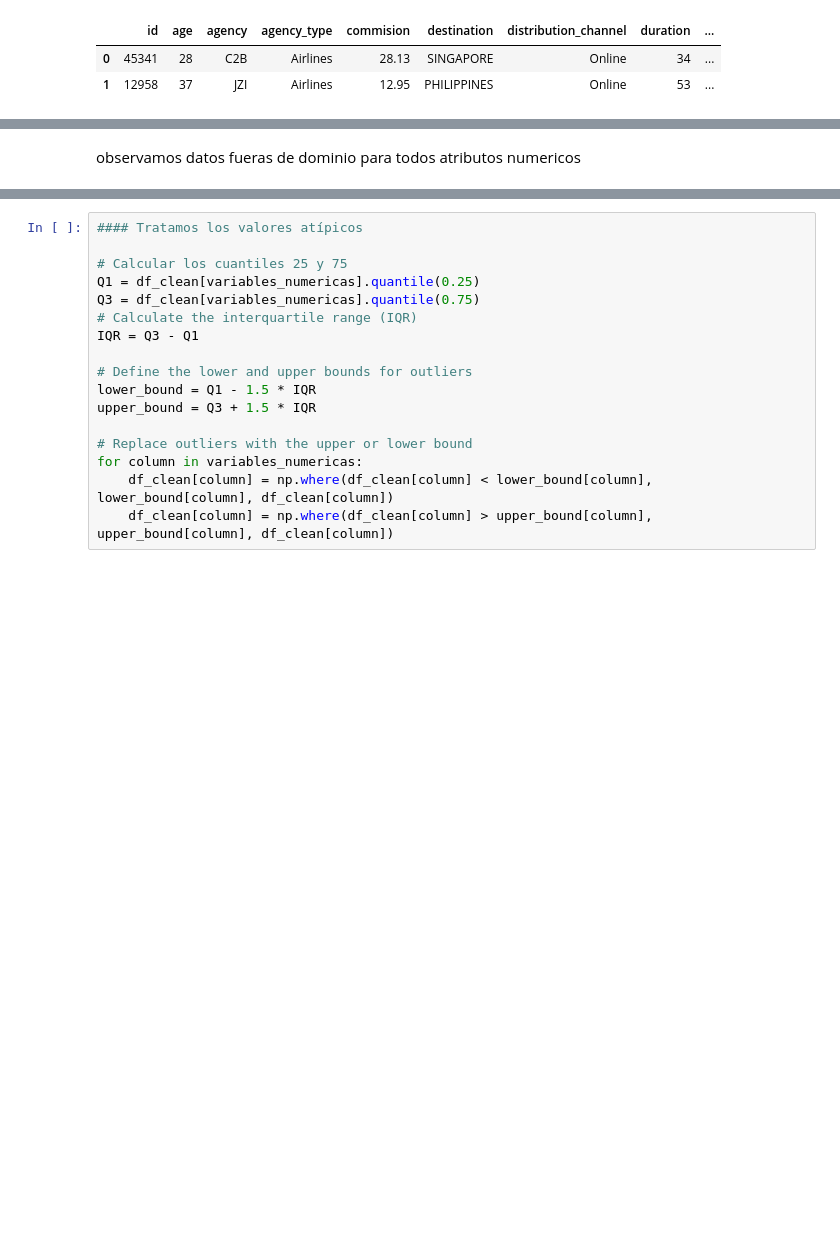
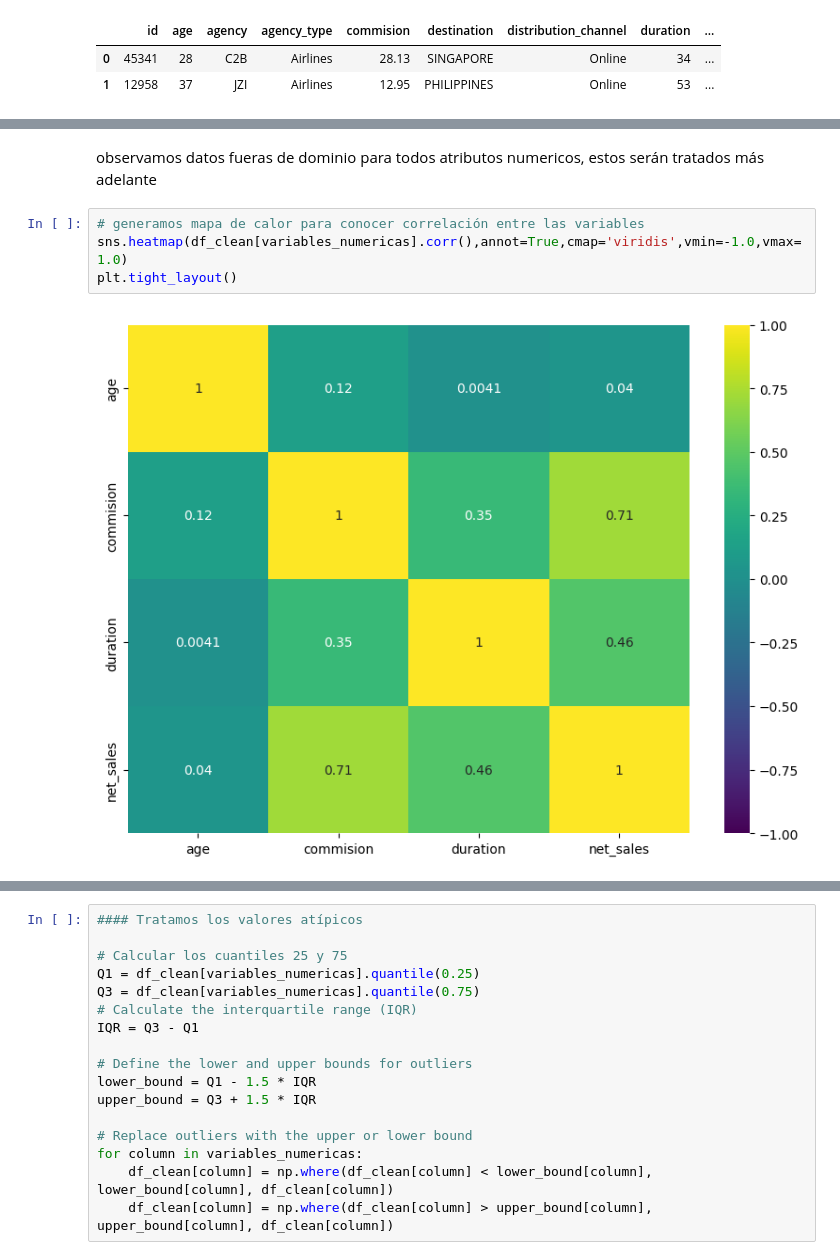
Before and after one commit to gdelgador/MineriaDatos, a Jupyter notebook: Actividad1.ipynb, the cells around one changed output, grey strips where cells are left out. Cells and saved outputs as stored; diff of their text form; blank space fills up the shorter version.

```diff
--- a/Actividad1.ipynb
+++ b/Actividad1.ipynb
@@ -258,2 +305,8 @@ plt.show()
 # %% [markdown]
-observamos datos fueras de dominio para todos atributos numericos
+observamos datos fueras de dominio para todos atributos numericos, estos serán tratados más adelante
+# %%
+# generamos mapa de calor para conocer correlación entre las variables
+sns.heatmap(df_clean[variables_numericas].corr(),annot=True,cmap='viridis',vmin=-1.0,vmax=1.0)
+plt.tight_layout()
+# %% [output]
+[figure, added]
```
Also changed, not shown: parts of 52 cells of this notebook.
